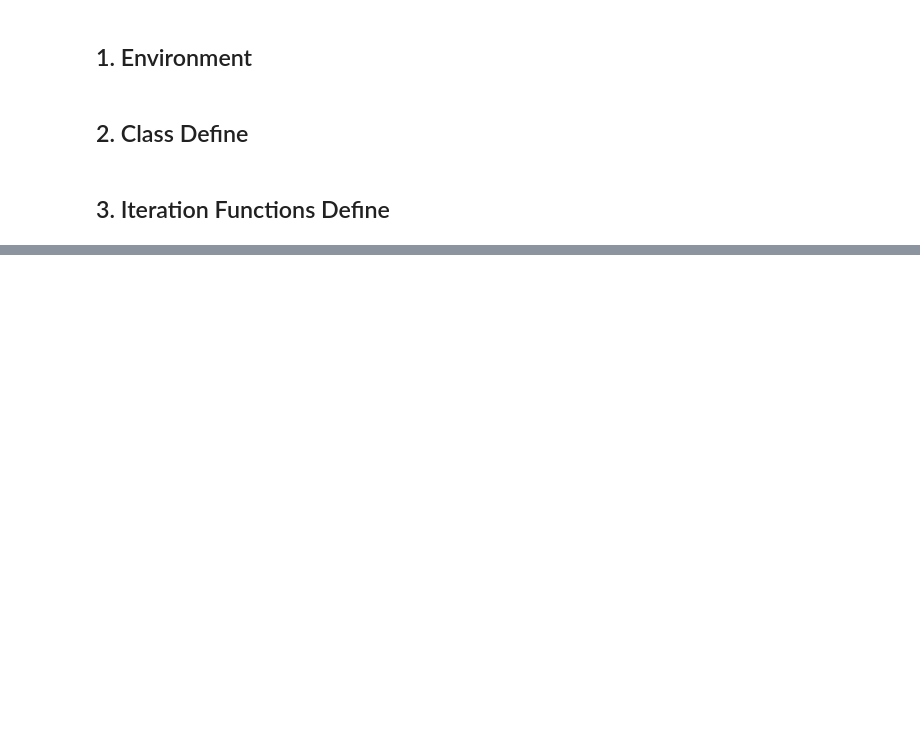
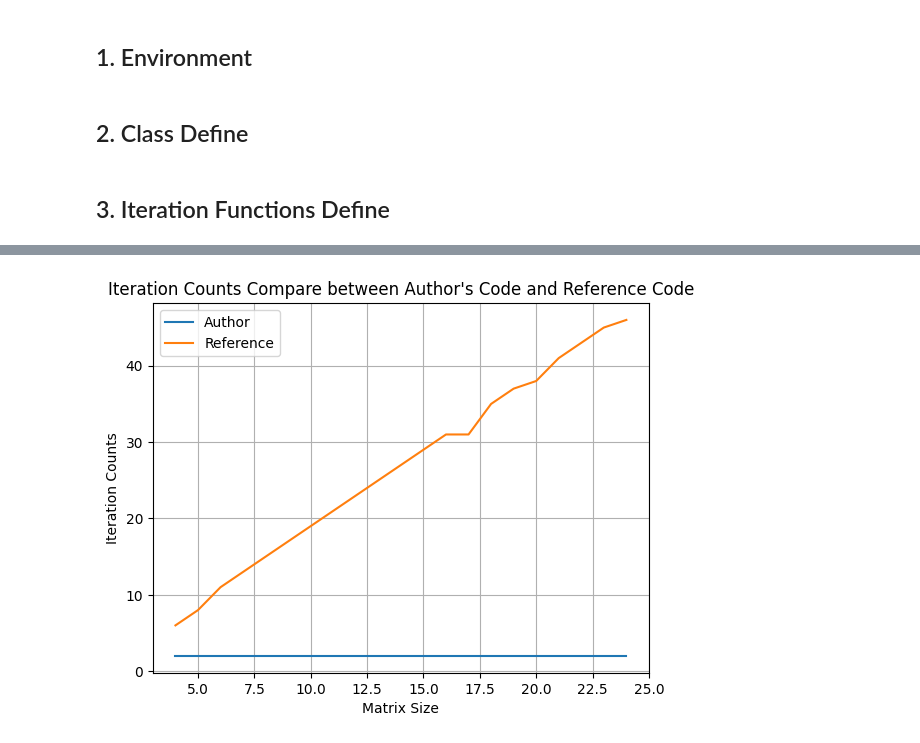
Before and after one commit to LuminolT/reinforcement-learning-exp, a Jupyter notebook: 01-DP-homework.ipynb, the cells around one changed output, grey strips where cells are left out. Cells and saved outputs as stored; diff of their text form; code cells hidden in the pictures; blank space fills up the shorter version.

```diff
--- a/01-DP-homework.ipynb
+++ b/01-DP-homework.ipynb
@@ -381,0 +565,19 @@ Evaluation: [reward] 1.0 [step] 14
+# %%
+ref_policy_iter = [6,8,11,13,15,17,19,21,23,25,27,29,31,31,35,37,38,41,43,45,46]
+
+
+plt.plot(nums[0:21], policy_iter[0:21], label='Author')
+
+plt.plot(nums[0:21], ref_policy_iter, label='Reference')
+
+plt.title('Iteration Counts Compare between Author\'s Code and Reference Code')
+plt.xlabel('Matrix Size')
+plt.ylabel('Iteration Counts')
+
+plt.legend()
+
+plt.grid()
+
+plt.show()
+# %% [output]
+[figure, added]
```
Also changed, not shown: parts of 12 cells of this notebook.
